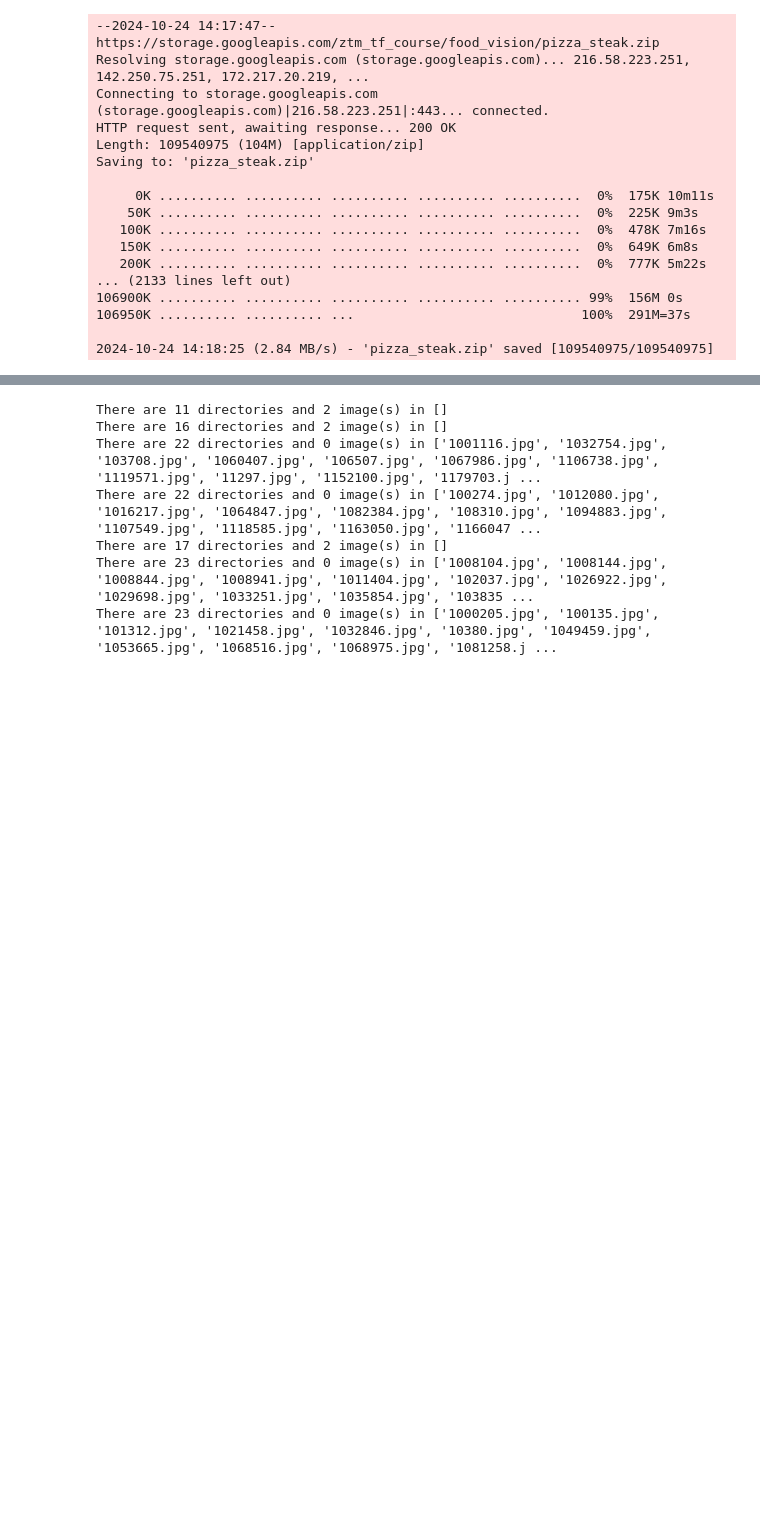
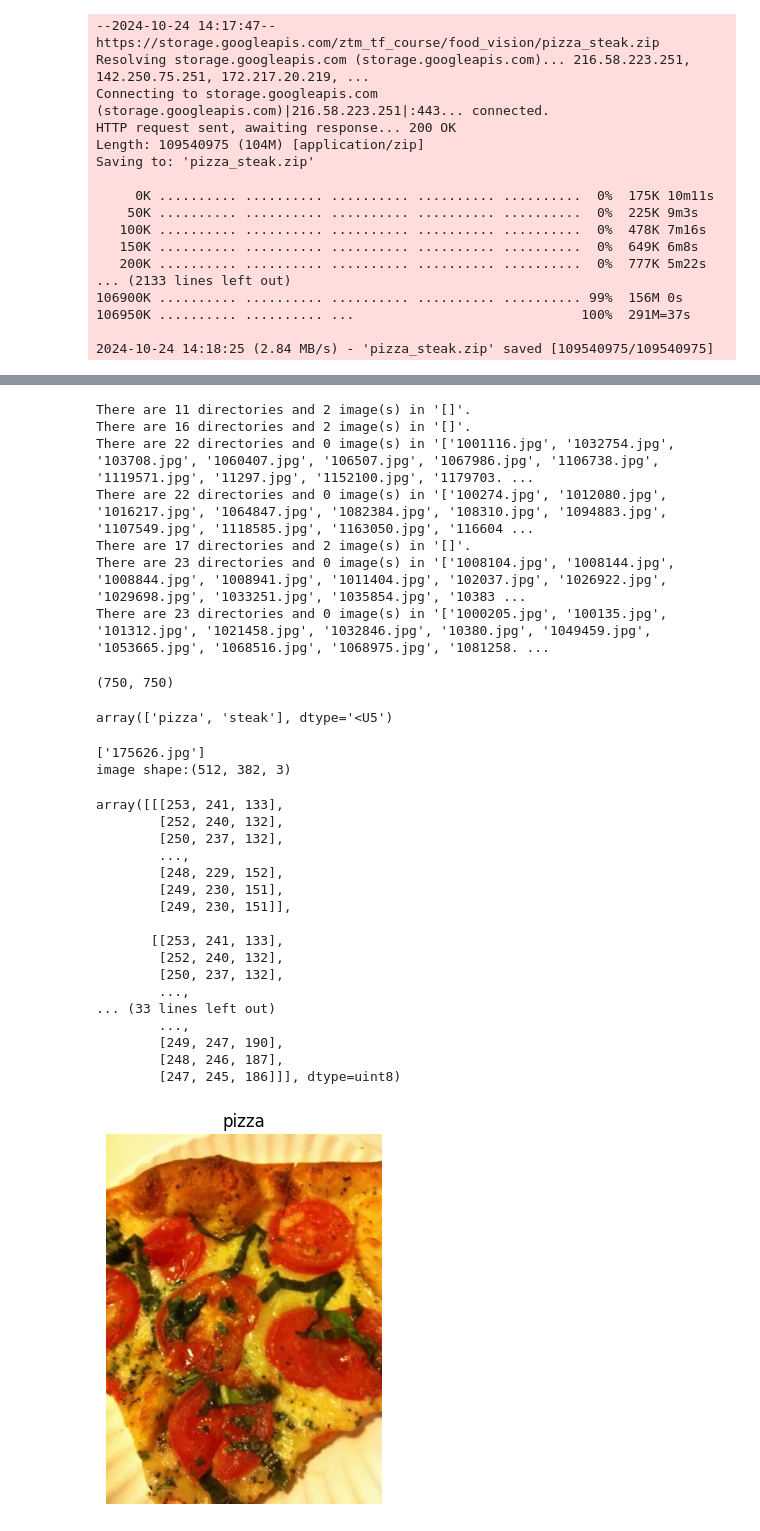
Before and after one commit to Phavour-EBEN/Personal-Deep-Learning-Lessons, a Jupyter notebook: 003_NN_CNN_Comp_Vision_Tensorflow/Steak_Pizza_with_CNN.ipynb, the cells around one changed output, grey strips where cells are left out. Drawn from its saved outputs; the diff is of its cells as text; code cells hidden in the pictures; blank space fills up the shorter version.

```diff
--- a/003_NN_CNN_Comp_Vision_Tensorflow/Steak_Pizza_with_CNN.ipynb
+++ b/003_NN_CNN_Comp_Vision_Tensorflow/Steak_Pizza_with_CNN.ipynb
@@ -39,13 +34,28 @@ Parameter format not correct - "train".
 import os
 
 # Get the file paths lk('pizza_steak'):
-for dirnames,  filenames, dirpath in os.walk('/pizza_steak'):
-    print(f'There are {len(dirnames)} directories and {len(filenames)} image(s) in {dirpath}')
+for dirnames,  filenames, dirpath in os.walk("pizza_steak"):
+    print(f"There are {len(dirnames)} directories and {len(filenames)} image(s) in '{dirpath}'. ")
 # %% [output]
-There are 11 directories and 2 image(s) in []
-There are 16 directories and 2 image(s) in []
-There are 22 directories and 0 image(s) in ['1001116.jpg', '1032754.jpg', '103708.jpg', '1060407.jpg', '106507.jpg', '1067986.jpg', '1106738.jpg', '1119571.jpg', '11297.jpg', '1152100.jpg', '1179703.j ...
-There are 22 directories and 0 image(s) in ['100274.jpg', '1012080.jpg', '1016217.jpg', '1064847.jpg', '1082384.jpg', '108310.jpg', '1094883.jpg', '1107549.jpg', '1118585.jpg', '1163050.jpg', '1166047 ...
-There are 17 directories and 2 image(s) in []
-There are 23 directories and 0 image(s) in ['1008104.jpg', '1008144.jpg', '1008844.jpg', '1008941.jpg', '1011404.jpg', '102037.jpg', '1026922.jpg', '1029698.jpg', '1033251.jpg', '1035854.jpg', '103835 ...
-There are 23 directories and 0 image(s) in ['1000205.jpg', '100135.jpg', '101312.jpg', '1021458.jpg', '1032846.jpg', '10380.jpg', '1049459.jpg', '1053665.jpg', '1068516.jpg', '1068975.jpg', '1081258.j ...
+There are 11 directories and 2 image(s) in '[]'.
+There are 16 directories and 2 image(s) in '[]'.
+There are 22 directories and 0 image(s) in '['1001116.jpg', '1032754.jpg', '103708.jpg', '1060407.jpg', '106507.jpg', '1067986.jpg', '1106738.jpg', '1119571.jpg', '11297.jpg', '1152100.jpg', '1179703. ...
+There are 22 directories and 0 image(s) in '['100274.jpg', '1012080.jpg', '1016217.jpg', '1064847.jpg', '1082384.jpg', '108310.jpg', '1094883.jpg', '1107549.jpg', '1118585.jpg', '1163050.jpg', '116604 ...
+There are 17 directories and 2 image(s) in '[]'.
+There are 23 directories and 0 image(s) in '['1008104.jpg', '1008144.jpg', '1008844.jpg', '1008941.jpg', '1011404.jpg', '102037.jpg', '1026922.jpg', '1029698.jpg', '1033251.jpg', '1035854.jpg', '10383 ...
+There are 23 directories and 0 image(s) in '['1000205.jpg', '100135.jpg', '101312.jpg', '1021458.jpg', '1032846.jpg', '10380.jpg', '1049459.jpg', '1053665.jpg', '1068516.jpg', '1068975.jpg', '1081258. ...
+# %%
+num_pizza_train = len(os.listdir('pizza_steak/train/pizza'))
+num_steak_train = len(os.listdir('pizza_steak/train/steak'))
+
+num_pizza_train, num_steak_train
+# %% [output]
+(750, 750)
+# %%
+import pathlib
+
+dir_names = pathlib.Path("pizza_steak/train")
+class_names = np.array(sorted(item.name for item in dir_names.glob("*")))
+class_names
+# %% [output]
+array(['pizza', 'steak'], dtype='<U5')
@@ -51,0 +66,40 @@ There are 23 directories and 0 image(s) in ['1000205.jpg', '100135.jpg', '101312
+# %%
+def view_image(target_dir, target_class):
+    target_folder = target_dir + target_class
+
+    # picking a random image path
+    random_image= random.sample(os.listdir(target_folder),1)
+    print(random_image)
+
+    # read_image
+    img = mpimg.imread(target_folder + "/" + random_image[0])
+    plt.imshow(img)
+    plt.title(target_class)
+    plt.axis("off")
+
+    print(f"image shape:{img.shape}")
+    return img
+# %%
+img = view_image("pizza_steak/train/", "pizza")
+img
+# %% [output]
+['175626.jpg']
+image shape:(512, 382, 3)
+array([[[253, 241, 133],
+        [252, 240, 132],
+        [250, 237, 132],
+        ...,
+        [248, 229, 152],
+        [249, 230, 151],
+        [249, 230, 151]],
+
+       [[253, 241, 133],
+        [252, 240, 132],
+        [250, 237, 132],
+        ...,
+... (33 lines left out)
+        ...,
+        [249, 247, 190],
+        [248, 246, 187],
+        [247, 245, 186]]], dtype=uint8)
+[figure, added]
```
Also changed, not shown: parts of 6 cells of this notebook.
